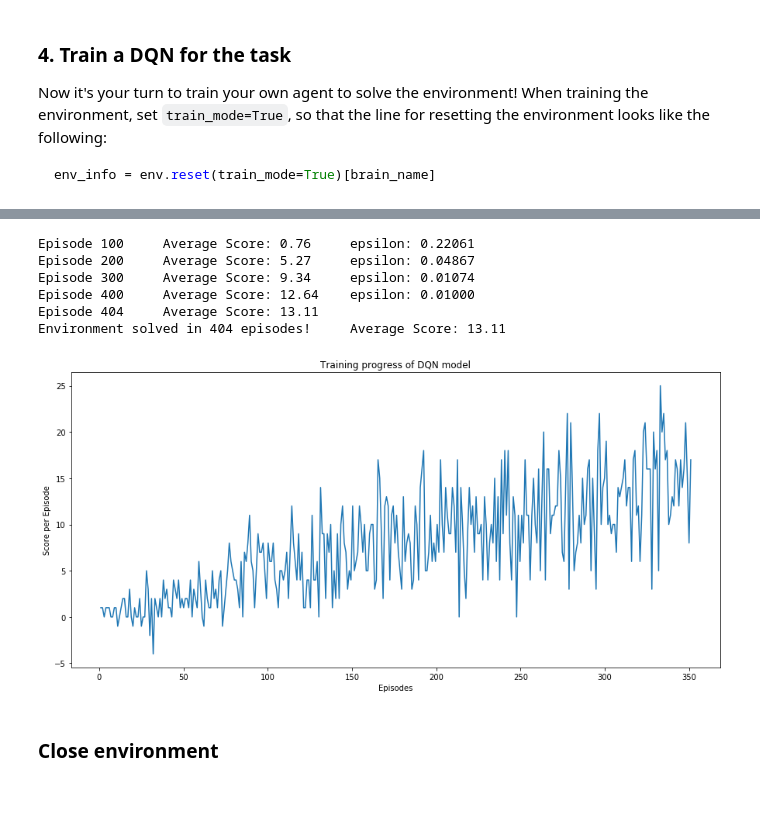
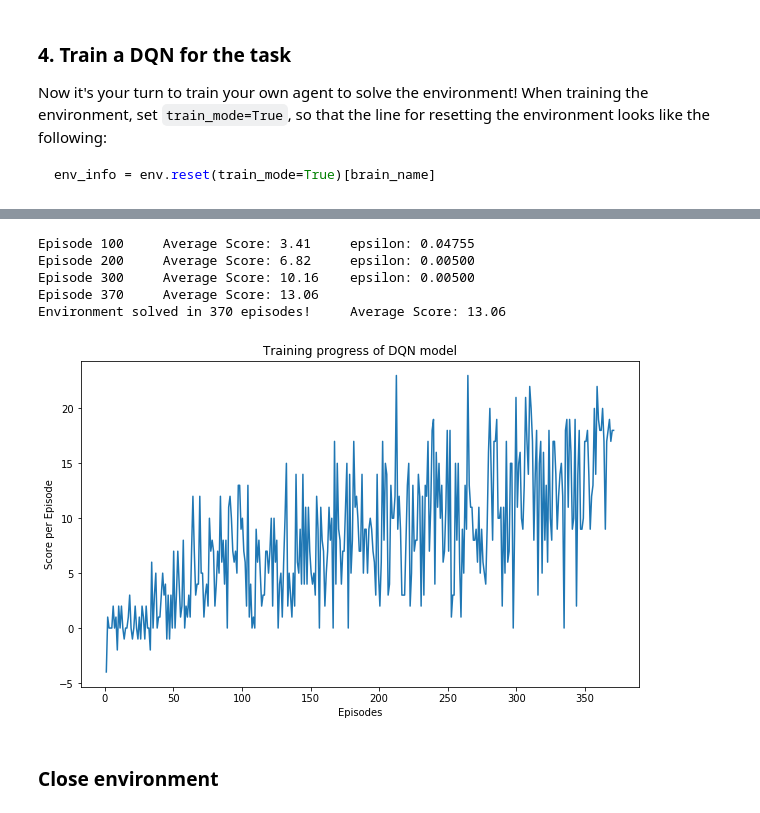
Before and after one commit to blangwallner/Udacity-Deep-Reinforcement-Learning-ND---Project-1---Navigation, a Jupyter notebook: Navigation.ipynb, the cells around one changed output, grey strips where cells are left out. Cells and saved outputs as stored; diff of their text form; code cells hidden in the pictures.

```diff
--- a/Navigation.ipynb
+++ b/Navigation.ipynb
@@ -134,7 +134,7 @@ from dqn_agent import Agent, QNetwork
 # %%
 agent = Agent(state_size=state_size, action_size=action_size, seed=0, mode='Double_DQN')
 # %%
-def dqn(n_episodes=2000, max_t=1000, eps_start=1.0, eps_end=0.01, eps_decay=0.995):
+def dqn(n_episodes=2000, eps_start=1.0, eps_end=0.01, eps_decay=0.995):
     """Deep Q-Learning.
 
     Params
@@ -152,7 +152,7 @@ def dqn(n_episodes=2000, max_t=1000, eps_start=1.0, eps_end=0.01, eps_decay=0.99
         env_info = env.reset(train_mode=True)[brain_name]
         state = env_info.vector_observations[0]            # get the current state
         score = 0
-        for t in range(max_t):
+        while 1:
             action = agent.get_action(state, eps)          # select an action
             env_info = env.step(action)[brain_name]        # send the action to the environment
             next_state = env_info.vector_observations[0]   # get the next state
@@ -166,12 +166,13 @@ def dqn(n_episodes=2000, max_t=1000, eps_start=1.0, eps_end=0.01, eps_decay=0.99
 
         scores_window.append(score)       # save most recent score
         scores.append(score)              # save most recent score
-        eps = max(eps_end, eps_decay*eps) # decrease epsilon
+        eps = max(eps_end, eps_decay*eps) # decrease epsilon for next episode
 
         # Printing & Monitoring
         print('\rEpisode {}\tAverage Score: {:.2f}'.format(i_episode, np.mean(scores_window)), end="")
         if i_episode % 100 == 0:
             print('\rEpisode {}\tAverage Score: {:.2f}\tepsilon: {:.5f}'.format(i_episode, np.mean(scores_window),eps))
+
         # Environment is solved if average score of last 100 episodes >= 13
         if np.mean(scores_window)>=13.0:
             print('\nEnvironment solved in {:d} episodes!\tAverage Score: {:.2f}'.format(i_episode, np.mean(scores_window)))
@@ -207,23 +204,26 @@ eps_decay = .985
+# %%
+# Set parameters for training
+n_episodes_max = 500
+eps_end = .005
+eps_decay = .97
 # %%
-scores = dqn(n_episodes=n_episodes_max,max_t = max_t,eps_decay=eps_decay)
+scores = dqn(n_episodes=n_episodes_max,eps_end = eps_end,eps_decay=eps_decay)
 # %% [output]
-Episode 100     Average Score: 0.76     epsilon: 0.22061
-Episode 200     Average Score: 5.27     epsilon: 0.04867
-Episode 300     Average Score: 9.34     epsilon: 0.01074
-Episode 400     Average Score: 12.64    epsilon: 0.01000
-Episode 404     Average Score: 13.11
-Environment solved in 404 episodes!     Average Score: 13.11
+Episode 100     Average Score: 3.41     epsilon: 0.04755
+Episode 200     Average Score: 6.82     epsilon: 0.00500
+Episode 300     Average Score: 10.16    epsilon: 0.00500
+Episode 370     Average Score: 13.06
+Environment solved in 370 episodes!     Average Score: 13.06
 # %%
 n_episodes = len(scores)
 # %%
-fig = plt.figure(figsize=[15,7])
-ax = plt.axes()
+fig, ax = plt.subplots(figsize=(10, 6))
 ax.plot(np.linspace(1,n_episodes+1, n_episodes),scores)
 ax.set_xlabel('Episodes')
 ax.set_ylabel('Score per Episode')
 ax.set_title('Training progress of DQN model');
 # %% [output]
-[figure, old version]
+[figure, new version]
 # %% [markdown]
 ### Close environment
 # %%
```
Also changed, not shown: parts of 2 cells of this notebook, 4 other files.
